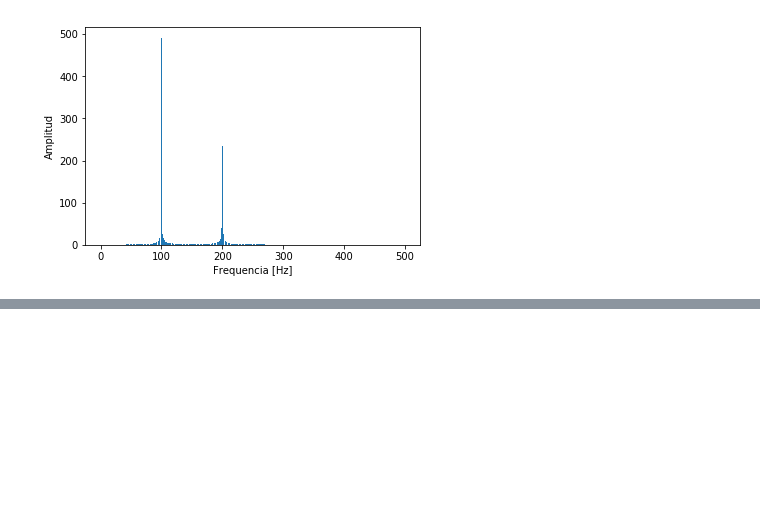
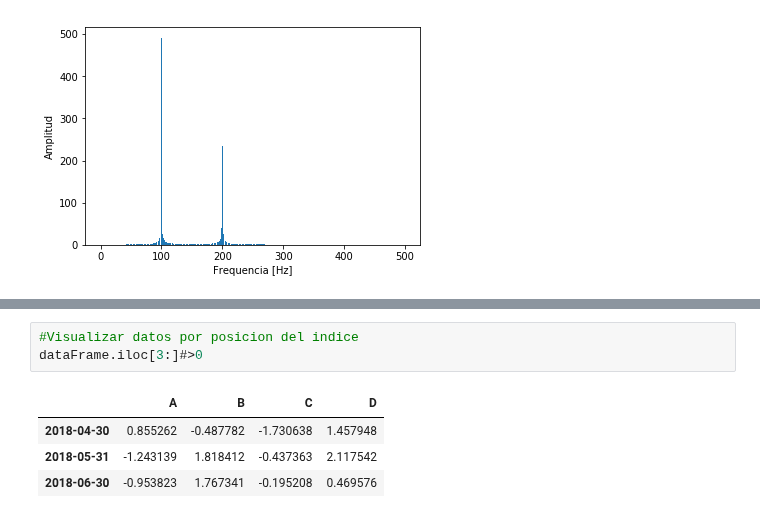
Before and after one commit to richiprieto/CursoPython_v1, a Jupyter notebook: CursoPython.ipynb, the cells around one changed output, grey strips where cells are left out. Drawn from its saved outputs; the diff is of its cells as text; blank space fills up the shorter version.

```diff
--- a/CursoPython.ipynb
+++ b/CursoPython.ipynb
@@ -388,0 +429,8 @@ plt.show()
+# %%
+#Visualizar datos por posicion del indice
+dataFrame.iloc[3:]#>0
+# %% [output]
+|  | A | B | C | D |
+| 2018-04-30 | 0.855262 | -0.487782 | -1.730638 | 1.457948 |
+| 2018-05-31 | -1.243139 | 1.818412 | -0.437363 | 2.117542 |
+| 2018-06-30 | -0.953823 | 1.767341 | -0.195208 | 0.469576 |
```
Also changed, not shown: parts of 11 cells of this notebook.
